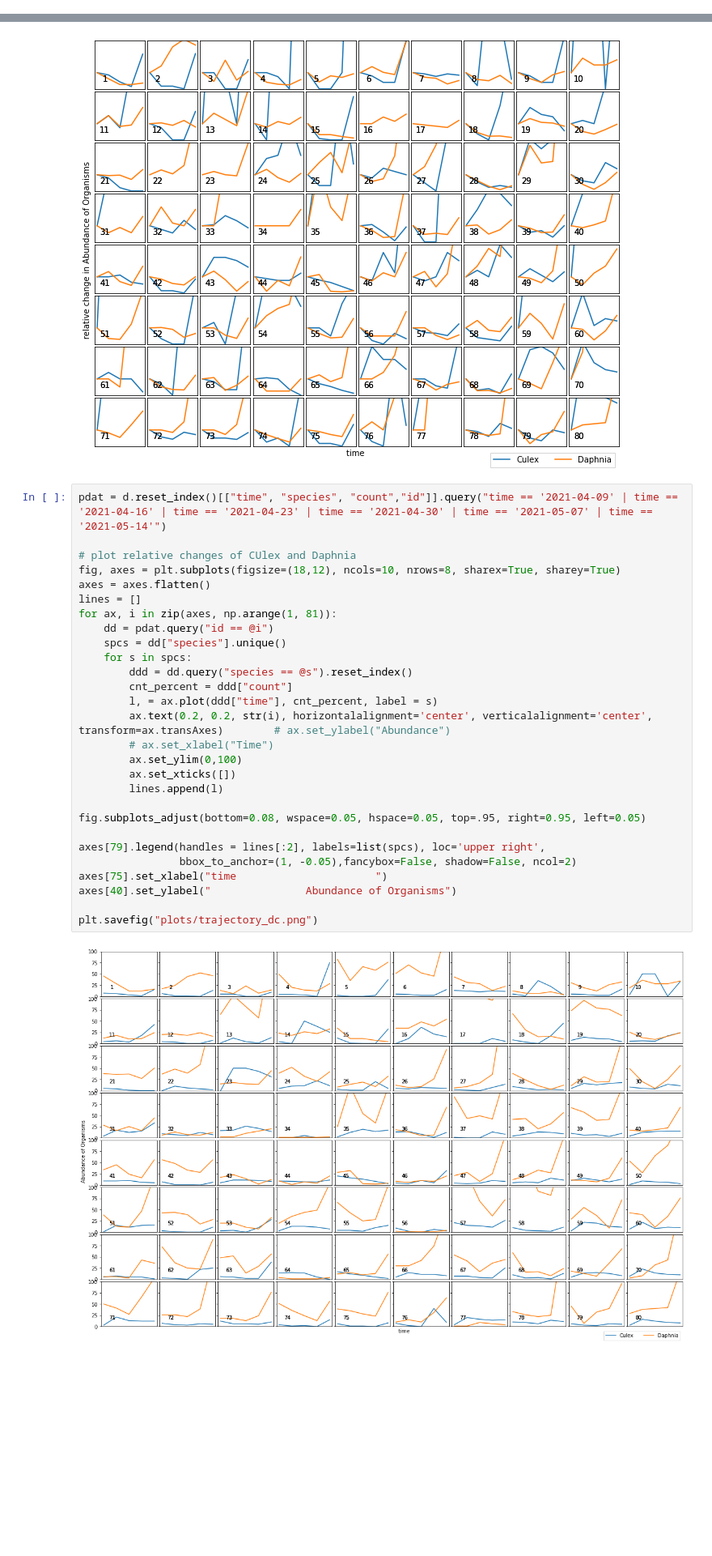
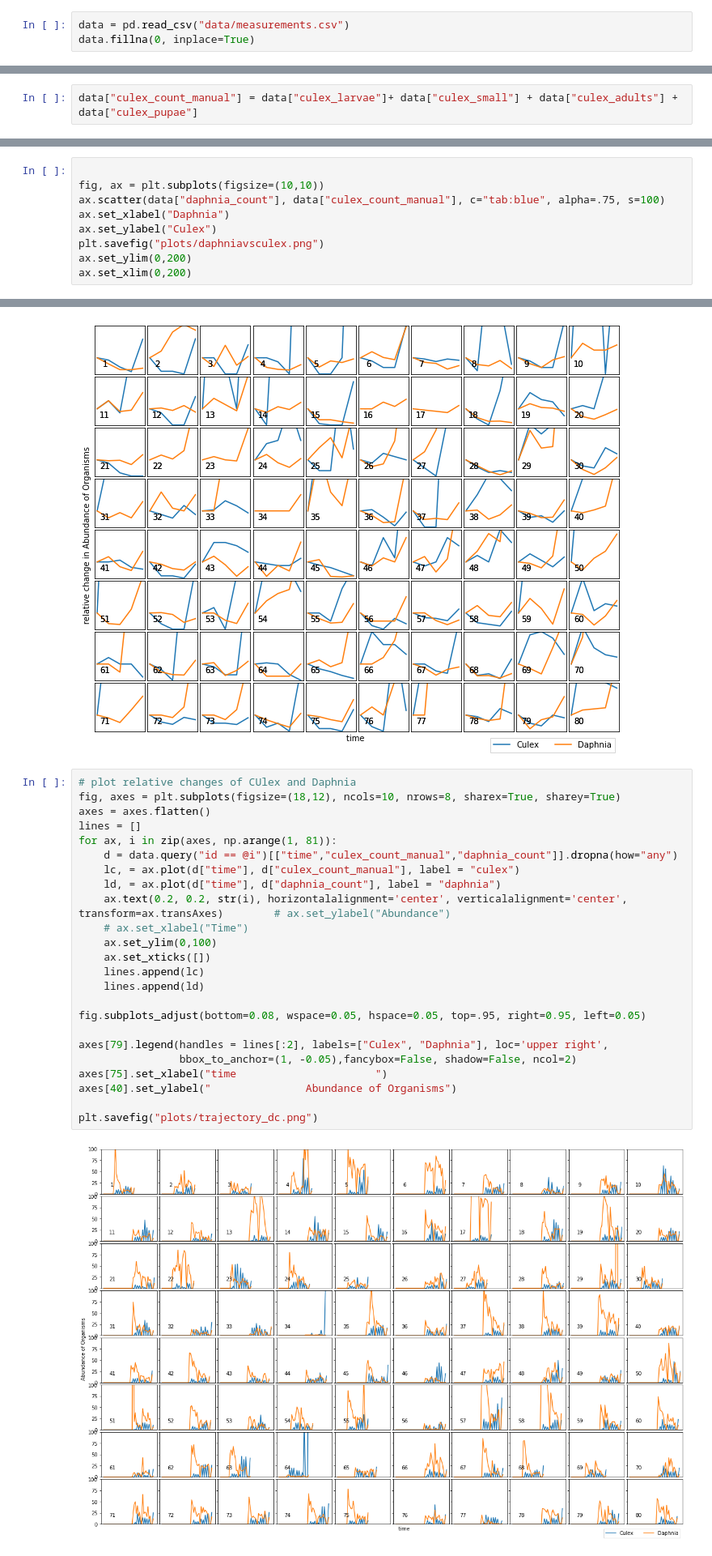
Before and after one commit to flo-schu/peek, a Jupyter notebook: scripts/daphvsculex.ipynb, the cells around one changed output, grey strips where cells are left out. Shown at 81% size. Cells and saved outputs as stored; diff of their text form; blank space fills up the shorter version.

```diff
--- a/scripts/daphvsculex.ipynb
+++ b/scripts/daphvsculex.ipynb
@@ -19,2 +14,5 @@ rawdata.fillna(0, inplace=True)
+# %%
+data = pd.read_csv("data/measurements.csv")
+data.fillna(0, inplace=True)
 # %% [markdown]
 The next steps boil the data down
@@ -84,2 +19,4 @@ d
+# %%
+data["culex_count_manual"] = data["culex_larvae"]+ data["culex_small"] + data["culex_adults"] + data["culex_pupae"]
 # %% [markdown]
 plot panels with trajectories of culex. Dates, where larvae counts of the image detection are exchanged with manual larvae counts have to be manually specified.
@@ -104,0 +23,9 @@ plt.savefig("plots/daphniavsculex.png")
+# %%
+
+fig, ax = plt.subplots(figsize=(10,10))
+ax.scatter(data["daphnia_count"], data["culex_count_manual"], c="tab:blue", alpha=.75, s=100)
+ax.set_xlabel("Daphnia")
+ax.set_ylabel("Culex")
+plt.savefig("plots/daphniavsculex.png")
+ax.set_ylim(0,200)
+ax.set_xlim(0,200)
@@ -133,32 +63,28 @@ axes[40].set_ylabel("               relative change in Abundance of Organisms")
 Text(0, 0.5, '               relative change in Abundance of Organisms')
 [figure]
 # %%
-pdat = d.reset_index()[["time", "species", "count","id"]].query("time == '2021-04-09' | time == '2021-04-16' | time == '2021-04-23' | time == '2021-04-30' | time == '2021-05-07' | time == '2021-05-14'")
-
 # plot relative changes of CUlex and Daphnia
 fig, axes = plt.subplots(figsize=(18,12), ncols=10, nrows=8, sharex=True, sharey=True)
 axes = axes.flatten()
 lines = []
 for ax, i in zip(axes, np.arange(1, 81)):
-    dd = pdat.query("id == @i")
-    spcs = dd["species"].unique()
-    for s in spcs:
-        ddd = dd.query("species == @s").reset_index()
-        cnt_percent = ddd["count"]
-        l, = ax.plot(ddd["time"], cnt_percent, label = s)
-        ax.text(0.2, 0.2, str(i), horizontalalignment='center', verticalalignment='center', transform=ax.transAxes)        # ax.set_ylabel("Abundance")
-        # ax.set_xlabel("Time")
-        ax.set_ylim(0,100)
-        ax.set_xticks([])
-        lines.append(l)
+    d = data.query("id == @i")[["time","culex_count_manual","daphnia_count"]].dropna(how="any")
+    lc, = ax.plot(d["time"], d["culex_count_manual"], label = "culex")
+    ld, = ax.plot(d["time"], d["daphnia_count"], label = "daphnia")
+    ax.text(0.2, 0.2, str(i), horizontalalignment='center', verticalalignment='center', transform=ax.transAxes)        # ax.set_ylabel("Abundance")
+    # ax.set_xlabel("Time")
+    ax.set_ylim(0,100)
+    ax.set_xticks([])
+    lines.append(lc)
+    lines.append(ld)
 
 fig.subplots_adjust(bottom=0.08, wspace=0.05, hspace=0.05, top=.95, right=0.95, left=0.05)
 
-axes[79].legend(handles = lines[:2], labels=list(spcs), loc='upper right',
+axes[79].legend(handles = lines[:2], labels=["Culex", "Daphnia"], loc='upper right',
                 bbox_to_anchor=(1, -0.05),fancybox=False, shadow=False, ncol=2)
 axes[75].set_xlabel("time                      ")
 axes[40].set_ylabel("               Abundance of Organisms")
 
 plt.savefig("plots/trajectory_dc.png")
 # %% [output]
-[figure, old version]
+[figure, new version]
```
Also changed, not shown: parts of 5 cells of this notebook, 7 other files.
